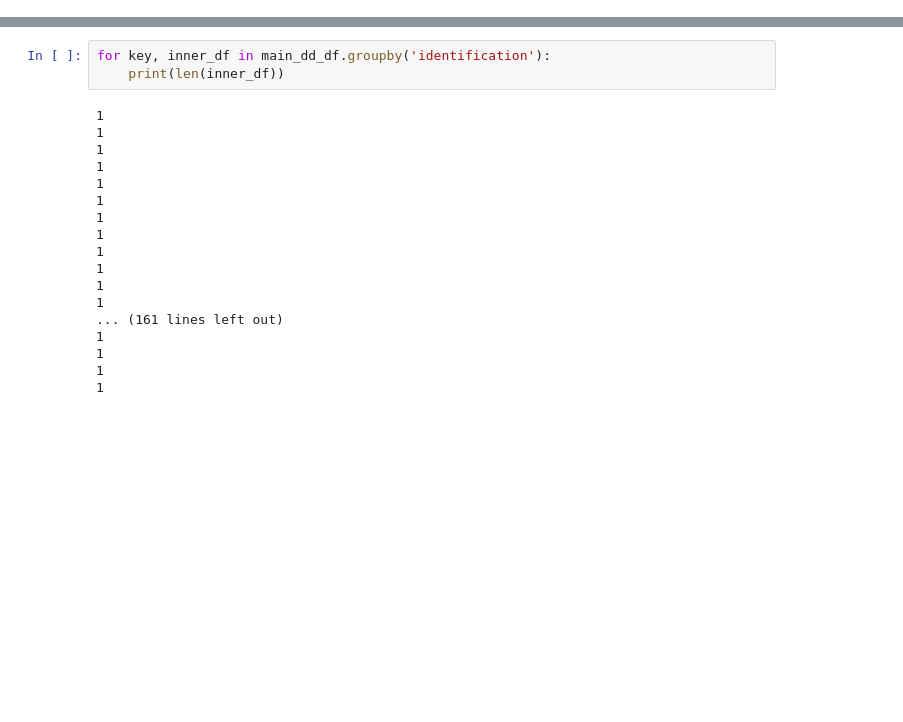
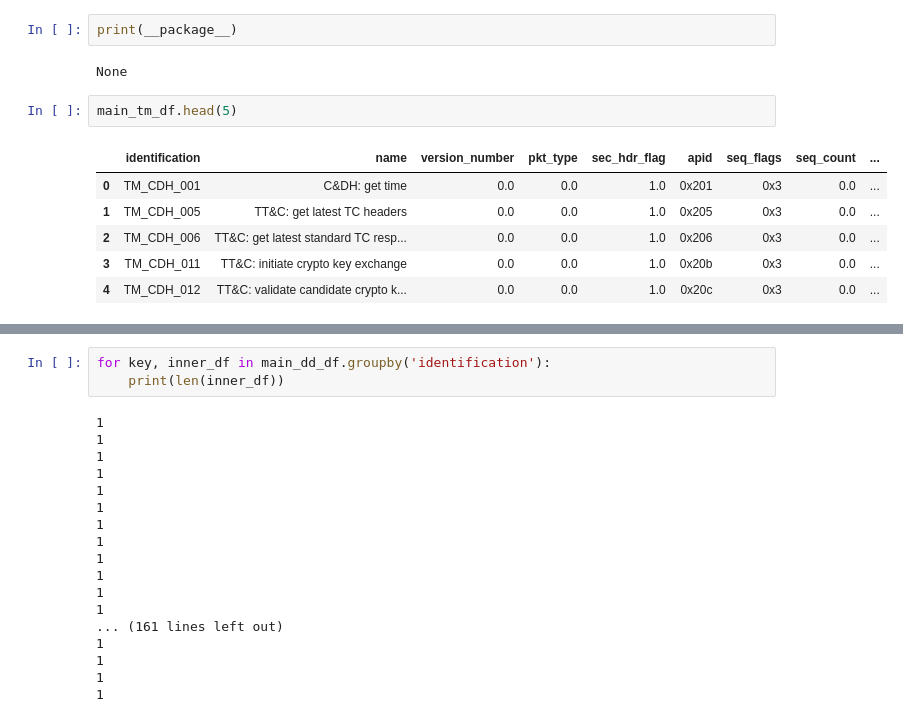
Before and after one commit to leoluga/PythonProjectCEI_Leonardo, a Jupyter notebook: notebooks/join_binary_to_ods.ipynb, the cells around one changed output, grey strips where cells are left out. Drawn from its saved outputs; the diff is of its cells as text; blank space fills up the shorter version.

Commit message:
rearranging files into packages

```diff
--- a/join_binary_to_ods.ipynb
+++ b/notebooks/join_binary_to_ods.ipynb
@@ -58,0 +26,13 @@ pd.concat([df1, df2], axis=1)
+# %%
+print(__package__)
+# %% [output]
+None
+# %%
+main_tm_df.head(5)
+# %% [output]
+|  | identification | name | version_number | pkt_type | sec_hdr_flag | apid | seq_flags | seq_count | ... |
+| 0 | TM_CDH_001 | C&DH: get time | 0.0 | 0.0 | 1.0 | 0x201 | 0x3 | 0.0 | ... |
+| 1 | TM_CDH_005 | TT&C: get latest TC headers | 0.0 | 0.0 | 1.0 | 0x205 | 0x3 | 0.0 | ... |
+| 2 | TM_CDH_006 | TT&C: get latest standard TC resp... | 0.0 | 0.0 | 1.0 | 0x206 | 0x3 | 0.0 | ... |
+| 3 | TM_CDH_011 | TT&C: initiate crypto key exchange | 0.0 | 0.0 | 1.0 | 0x20b | 0x3 | 0.0 | ... |
+| 4 | TM_CDH_012 | TT&C: validate candidate crypto k... | 0.0 | 0.0 | 1.0 | 0x20c | 0x3 | 0.0 | ... |
```
Also changed, not shown: parts of 4 cells of this notebook, 10 other files.
